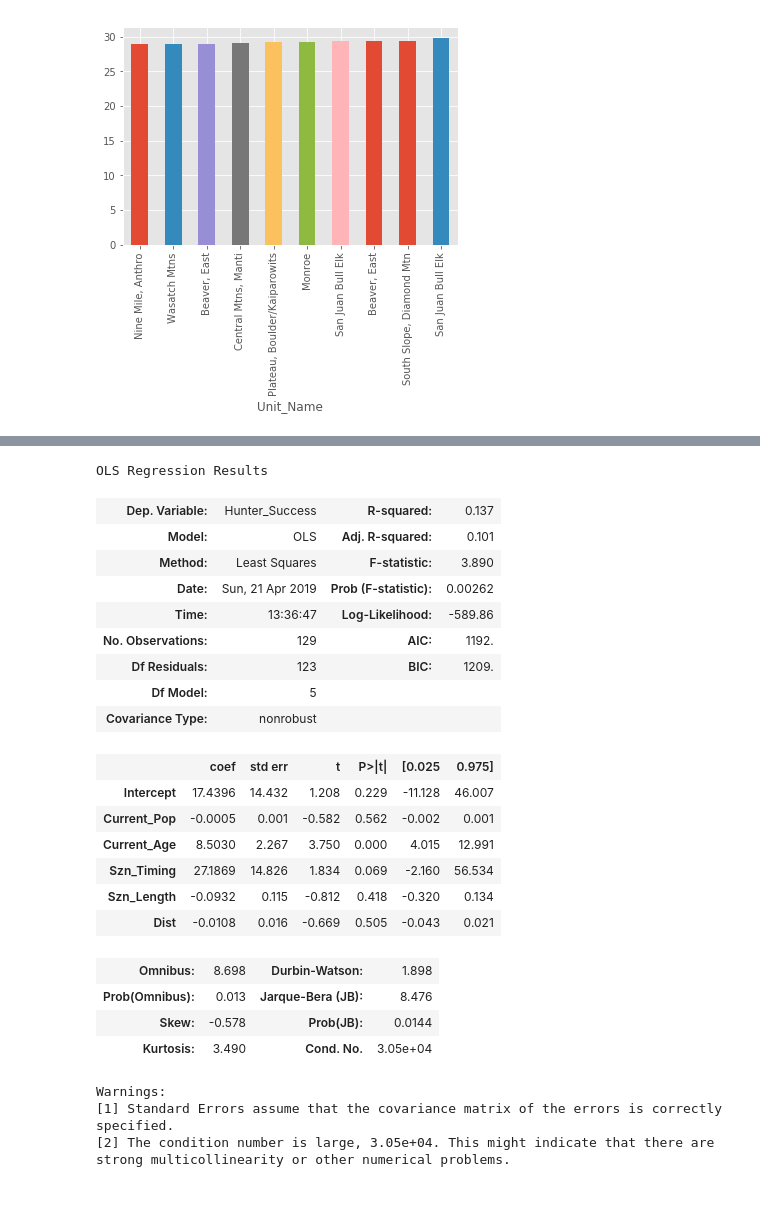
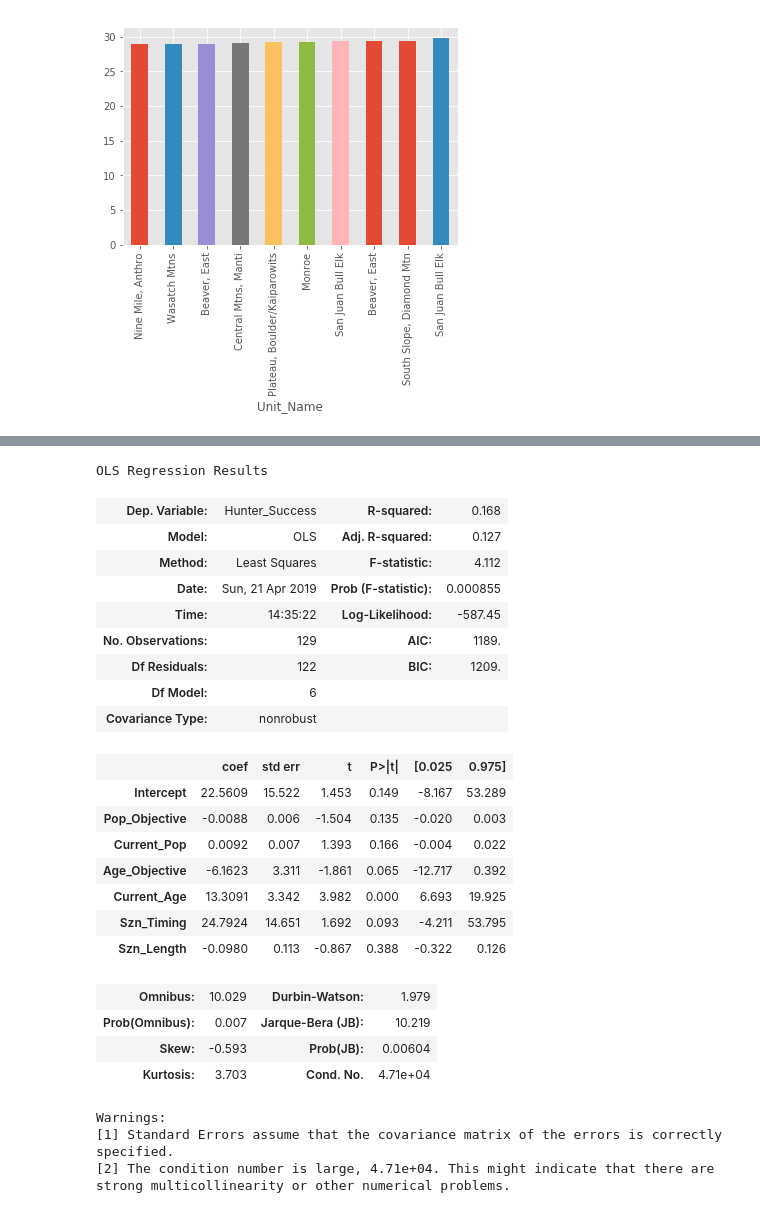
Before and after one commit to nedchanatry/ActaeonProj, a Jupyter notebook: scrape3.ipynb, the cells around one changed output, grey strips where cells are left out. Saved outputs shown, nothing was run; the diff lists cells and outputs as text; code cells hidden in the pictures.

```diff
--- a/scrape3.ipynb
+++ b/scrape3.ipynb
@@ -325,31 +344,32 @@ plt.yticks(np.arange(8),('Hunter_Success', 'Pop_Objective','Current_Pop','Age_Ob
 # %%
 # Regression on hunt success
 
-success =  sm.ols(formula = 'Hunter_Success ~ Current_Pop + Current_Age + Szn_Timing + Szn_Length + Dist', data=fd).fit()
+success =  sm.ols(formula = 'Hunter_Success ~ Pop_Objective + Current_Pop + Age_Objective + Current_Age + Szn_Timing + Szn_Length', data=fd).fit()
 success.summary()
 # %% [output]
 OLS Regression Results
-| Dep. Variable: | Hunter_Success | R-squared: | 0.137 |
-| Model: | OLS | Adj. R-squared: | 0.101 |
-| Method: | Least Squares | F-statistic: | 3.890 |
-| Date: | Sun, 21 Apr 2019 | Prob (F-statistic): | 0.00262 |
-| Time: | 13:36:47 | Log-Likelihood: | -589.86 |
-| No. Observations: | 129 | AIC: | 1192. |
-| Df Residuals: | 123 | BIC: | 1209. |
-| Df Model: | 5 |  |  |
+| Dep. Variable: | Hunter_Success | R-squared: | 0.168 |
+| Model: | OLS | Adj. R-squared: | 0.127 |
+| Method: | Least Squares | F-statistic: | 4.112 |
+| Date: | Sun, 21 Apr 2019 | Prob (F-statistic): | 0.000855 |
+| Time: | 14:35:22 | Log-Likelihood: | -587.45 |
+| No. Observations: | 129 | AIC: | 1189. |
+| Df Residuals: | 122 | BIC: | 1209. |
+| Df Model: | 6 |  |  |
 | Covariance Type: | nonrobust |  |  |
 |  | coef | std err | t | P>|t| | [0.025 | 0.975] |
-| Intercept | 17.4396 | 14.432 | 1.208 | 0.229 | -11.128 | 46.007 |
-| Current_Pop | -0.0005 | 0.001 | -0.582 | 0.562 | -0.002 | 0.001 |
-| Current_Age | 8.5030 | 2.267 | 3.750 | 0.000 | 4.015 | 12.991 |
-| Szn_Timing | 27.1869 | 14.826 | 1.834 | 0.069 | -2.160 | 56.534 |
-| Szn_Length | -0.0932 | 0.115 | -0.812 | 0.418 | -0.320 | 0.134 |
-| Dist | -0.0108 | 0.016 | -0.669 | 0.505 | -0.043 | 0.021 |
+| Intercept | 22.5609 | 15.522 | 1.453 | 0.149 | -8.167 | 53.289 |
+| Pop_Objective | -0.0088 | 0.006 | -1.504 | 0.135 | -0.020 | 0.003 |
+| Current_Pop | 0.0092 | 0.007 | 1.393 | 0.166 | -0.004 | 0.022 |
+| Age_Objective | -6.1623 | 3.311 | -1.861 | 0.065 | -12.717 | 0.392 |
+| Current_Age | 13.3091 | 3.342 | 3.982 | 0.000 | 6.693 | 19.925 |
+| Szn_Timing | 24.7924 | 14.651 | 1.692 | 0.093 | -4.211 | 53.795 |
+| Szn_Length | -0.0980 | 0.113 | -0.867 | 0.388 | -0.322 | 0.126 |
-| Omnibus: | 8.698 | Durbin-Watson: | 1.898 |
-| Prob(Omnibus): | 0.013 | Jarque-Bera (JB): | 8.476 |
-| Skew: | -0.578 | Prob(JB): | 0.0144 |
-| Kurtosis: | 3.490 | Cond. No. | 3.05e+04 |
+| Omnibus: | 10.029 | Durbin-Watson: | 1.979 |
+| Prob(Omnibus): | 0.007 | Jarque-Bera (JB): | 10.219 |
+| Skew: | -0.593 | Prob(JB): | 0.00604 |
+| Kurtosis: | 3.703 | Cond. No. | 4.71e+04 |
 Warnings:
 [1] Standard Errors assume that the covariance matrix of the errors is correctly specified.
-[2] The condition number is large, 3.05e+04. This might indicate that there are
+[2] The condition number is large, 4.71e+04. This might indicate that there are
 strong multicollinearity or other numerical problems.
```
Also changed, not shown: parts of 4 cells of this notebook.
